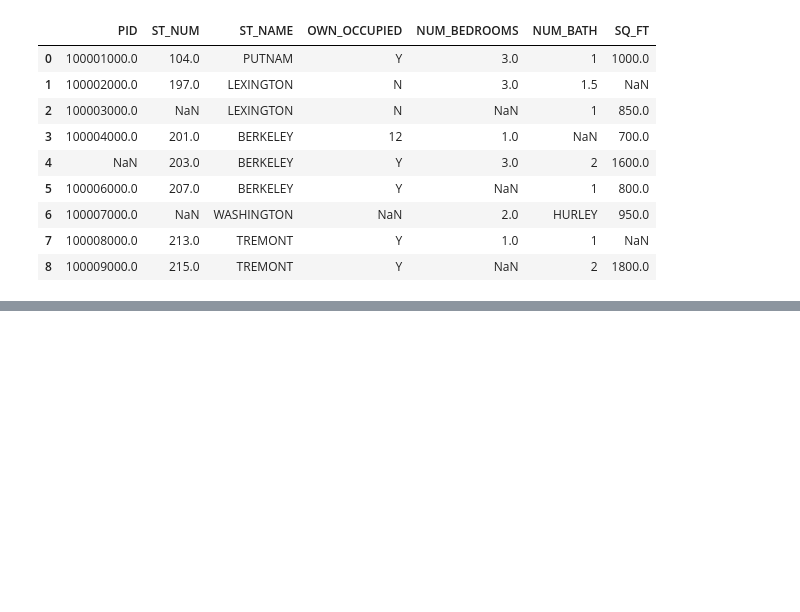
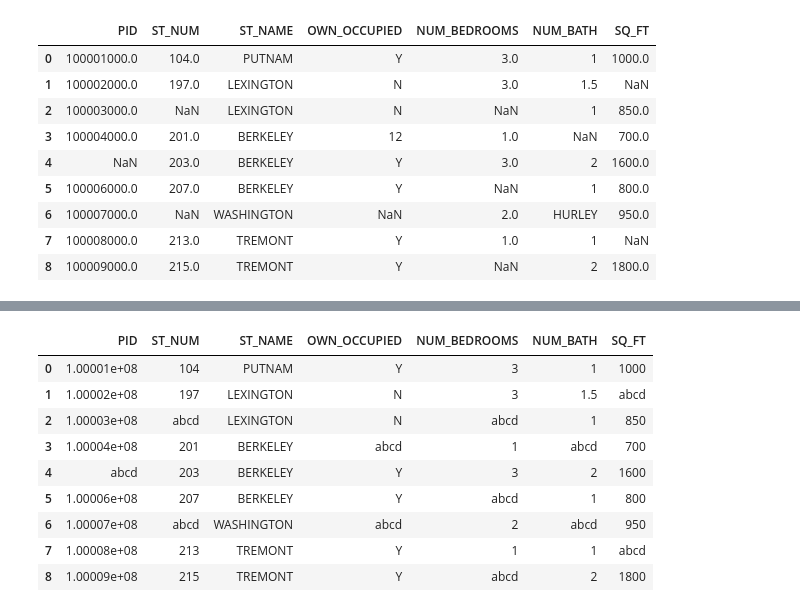
Before and after one commit to darshan-jain/19CSE304, a Jupyter notebook: Missing_Values.ipynb, the cells around one changed output, grey strips where cells are left out. Saved outputs shown, nothing was run; the diff lists cells and outputs as text; code cells hidden in the pictures; blank space fills up the shorter version.

```diff
--- a/Missing_Values.ipynb
+++ b/Missing_Values.ipynb
@@ -75,0 +124,15 @@ df
+# %%
+#fill with custom value
+#dp.replace(to_replace = np.nan,value=-99)
+df.fillna('abcd')
+# %% [output]
+|  | PID | ST_NUM | ST_NAME | OWN_OCCUPIED | NUM_BEDROOMS | NUM_BATH | SQ_FT |
+| 0 | 1.00001e+08 | 104 | PUTNAM | Y | 3 | 1 | 1000 |
+| 1 | 1.00002e+08 | 197 | LEXINGTON | N | 3 | 1.5 | abcd |
+| 2 | 1.00003e+08 | abcd | LEXINGTON | N | abcd | 1 | 850 |
+| 3 | 1.00004e+08 | 201 | BERKELEY | abcd | 1 | abcd | 700 |
+| 4 | abcd | 203 | BERKELEY | Y | 3 | 2 | 1600 |
+| 5 | 1.00006e+08 | 207 | BERKELEY | Y | abcd | 1 | 800 |
+| 6 | 1.00007e+08 | abcd | WASHINGTON | abcd | 2 | abcd | 950 |
+| 7 | 1.00008e+08 | 213 | TREMONT | Y | 1 | 1 | abcd |
+| 8 | 1.00009e+08 | 215 | TREMONT | Y | abcd | 2 | 1800 |
```
Also changed, not shown: parts of 12 cells of this notebook.
